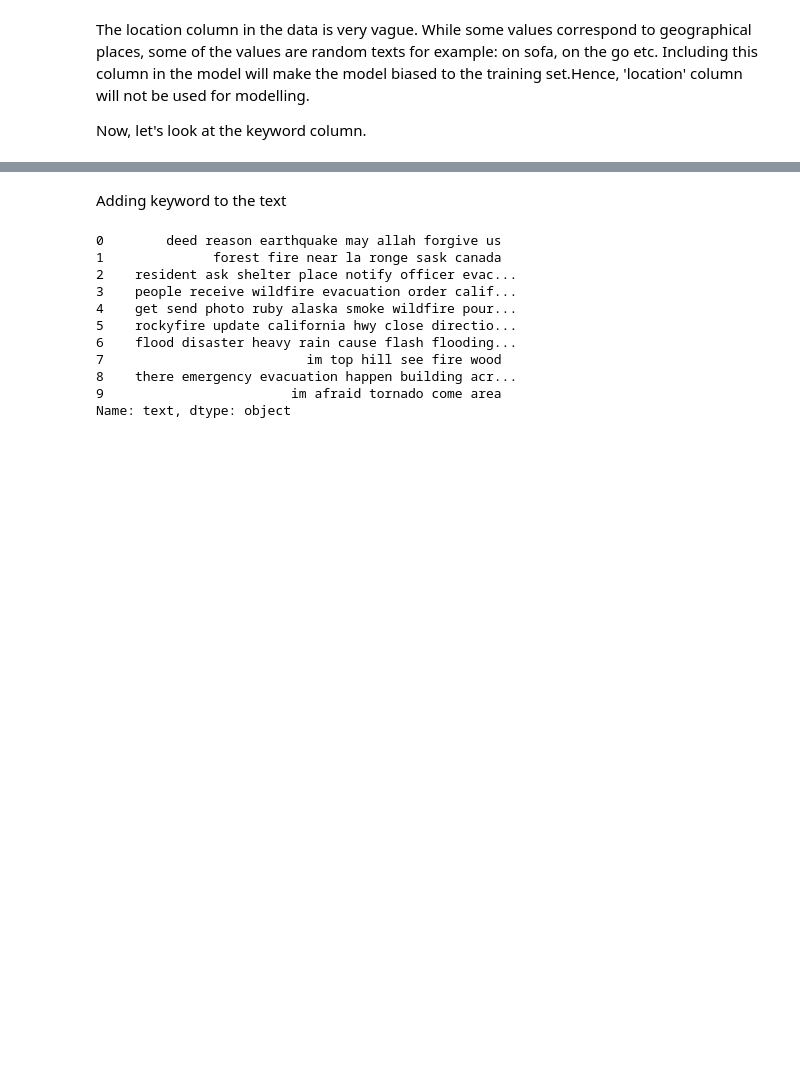
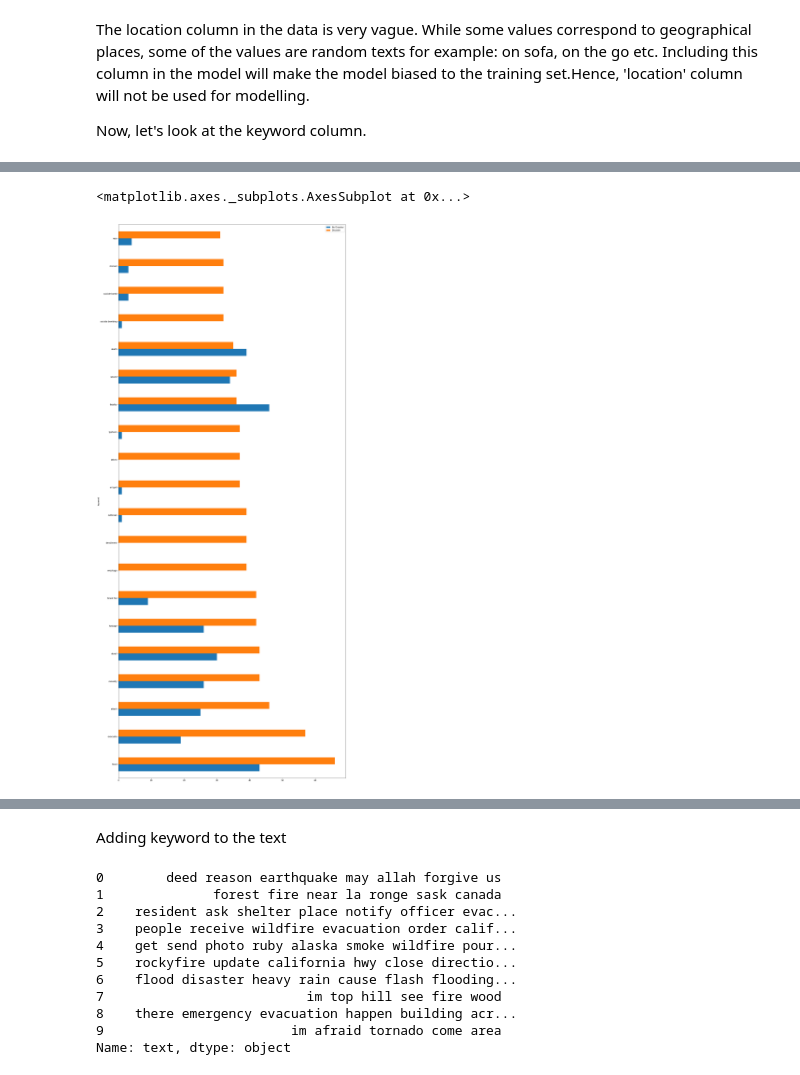
Before and after one commit to ShashankSharma26/Disaster-or-not-NLP-with-tweets, a Jupyter notebook: Data Modelling/Disaster or not- Data Modelling.ipynb, the cells around one changed output, grey strips where cells are left out. Cells and saved outputs as stored; diff of their text form; code cells hidden in the pictures; blank space fills up the shorter version.

```diff
--- a/Data Modelling/Disaster or not- Data Modelling.ipynb
+++ b/Data Modelling/Disaster or not- Data Modelling.ipynb
@@ -110,0 +116,6 @@ keyword_df
+# %%
+keyword_disaster = keyword_df.sort_values(by=['Disaster'],ascending = False).head(20)
+keyword_disaster.plot(kind='barh', x= 'keyword' ,figsize=(20, 50))
+# %% [output]
+<matplotlib.axes._subplots.AxesSubplot at 0x...>
+[figure, added]
```
Also changed, not shown: parts of 4 cells of this notebook.
